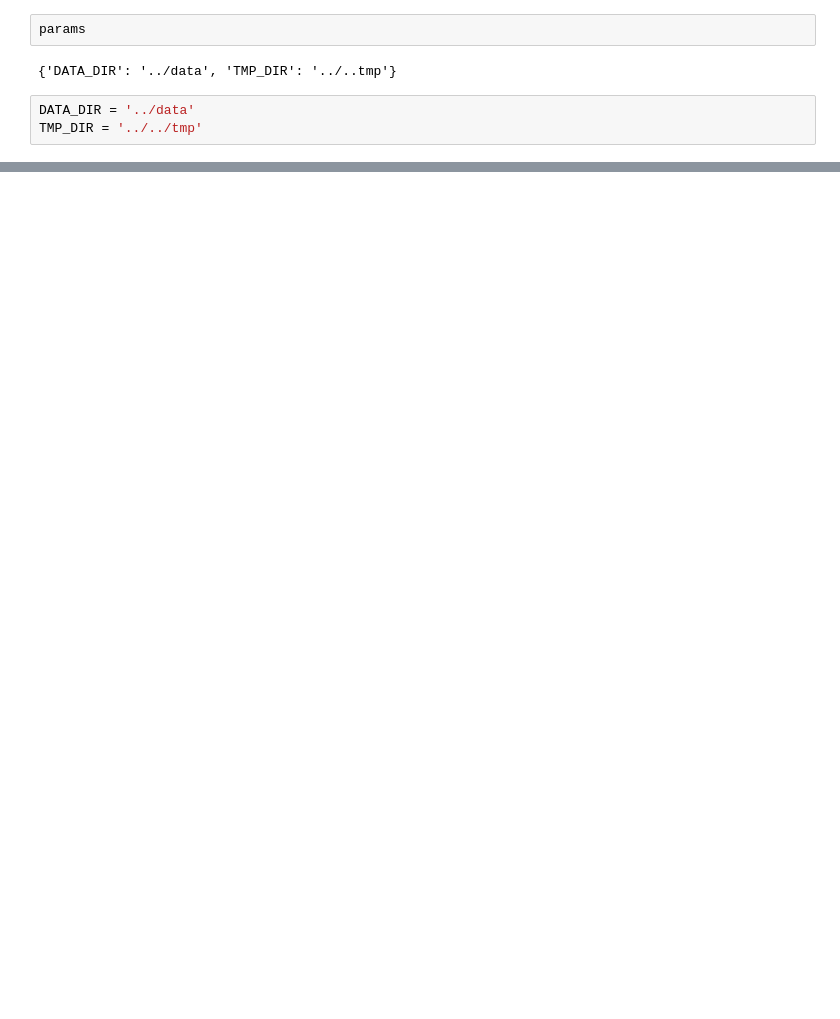
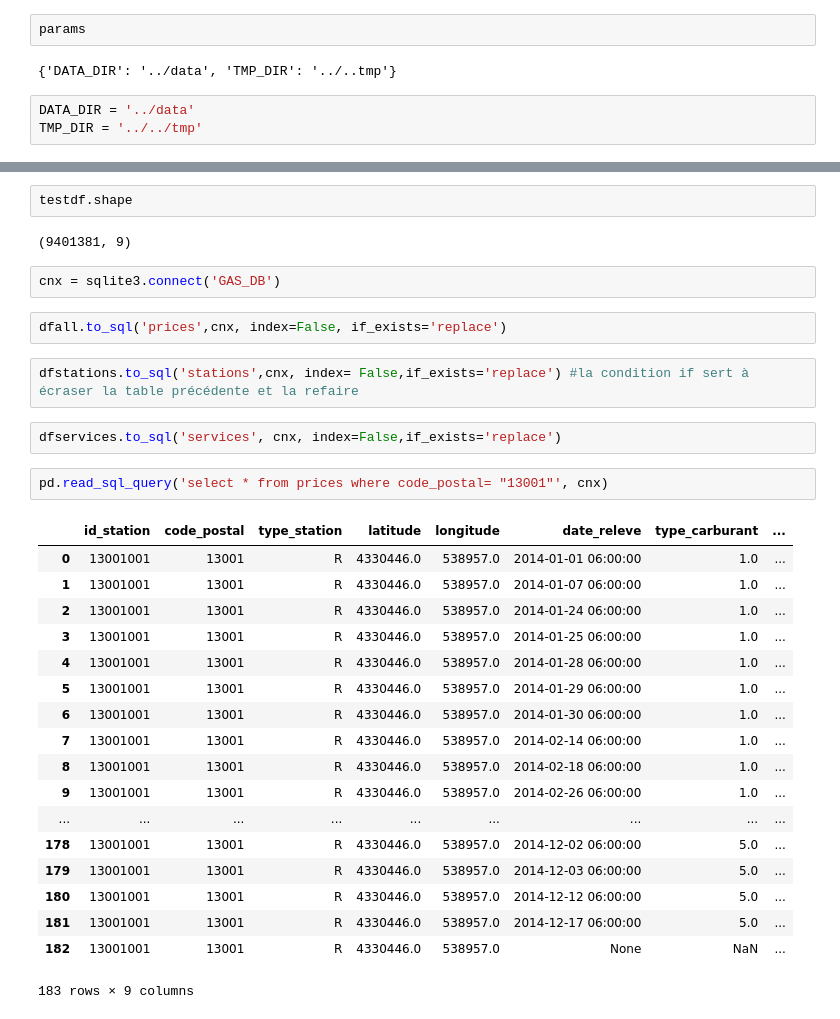
Before and after one commit to Ojdp/hands-on, a Jupyter notebook: src/chargement des données.ipynb, the cells around one changed output, grey strips where cells are left out. Cells and saved outputs as stored; diff of their text form; blank space fills up the shorter version.

```diff
--- a/src/chargement des données.ipynb
+++ b/src/chargement des données.ipynb
@@ -34,0 +82,33 @@ df2014.head()
+# %%
+testdf.shape
+# %% [output]
+(9401381, 9)
+# %%
+cnx = sqlite3.connect('GAS_DB')
+# %%
+dfall.to_sql('prices',cnx, index=False, if_exists='replace')
+# %%
+dfstations.to_sql('stations',cnx, index= False,if_exists='replace') #la condition if sert à écraser la table précédente et la refaire
+# %%
+dfservices.to_sql('services', cnx, index=False,if_exists='replace')
+# %%
+pd.read_sql_query('select * from prices where code_postal= "13001"', cnx)
+# %% [output]
+|  | id_station | code_postal | type_station | latitude | longitude | date_releve | type_carburant | ... |
+| 0 | 13001001 | 13001 | R | 4330446.0 | 538957.0 | 2014-01-01 06:00:00 | 1.0 | ... |
+| 1 | 13001001 | 13001 | R | 4330446.0 | 538957.0 | 2014-01-07 06:00:00 | 1.0 | ... |
+| 2 | 13001001 | 13001 | R | 4330446.0 | 538957.0 | 2014-01-24 06:00:00 | 1.0 | ... |
+| 3 | 13001001 | 13001 | R | 4330446.0 | 538957.0 | 2014-01-25 06:00:00 | 1.0 | ... |
+| 4 | 13001001 | 13001 | R | 4330446.0 | 538957.0 | 2014-01-28 06:00:00 | 1.0 | ... |
+| 5 | 13001001 | 13001 | R | 4330446.0 | 538957.0 | 2014-01-29 06:00:00 | 1.0 | ... |
+| 6 | 13001001 | 13001 | R | 4330446.0 | 538957.0 | 2014-01-30 06:00:00 | 1.0 | ... |
+| 7 | 13001001 | 13001 | R | 4330446.0 | 538957.0 | 2014-02-14 06:00:00 | 1.0 | ... |
+| 8 | 13001001 | 13001 | R | 4330446.0 | 538957.0 | 2014-02-18 06:00:00 | 1.0 | ... |
+| 9 | 13001001 | 13001 | R | 4330446.0 | 538957.0 | 2014-02-26 06:00:00 | 1.0 | ... |
+| ... | ... | ... | ... | ... | ... | ... | ... | ... |
+| 178 | 13001001 | 13001 | R | 4330446.0 | 538957.0 | 2014-12-02 06:00:00 | 5.0 | ... |
+| 179 | 13001001 | 13001 | R | 4330446.0 | 538957.0 | 2014-12-03 06:00:00 | 5.0 | ... |
+| 180 | 13001001 | 13001 | R | 4330446.0 | 538957.0 | 2014-12-12 06:00:00 | 5.0 | ... |
+| 181 | 13001001 | 13001 | R | 4330446.0 | 538957.0 | 2014-12-17 06:00:00 | 5.0 | ... |
+| 182 | 13001001 | 13001 | R | 4330446.0 | 538957.0 | None | NaN | ... |
+183 rows × 9 columns
```
Also changed, not shown: parts of 13 cells of this notebook.
